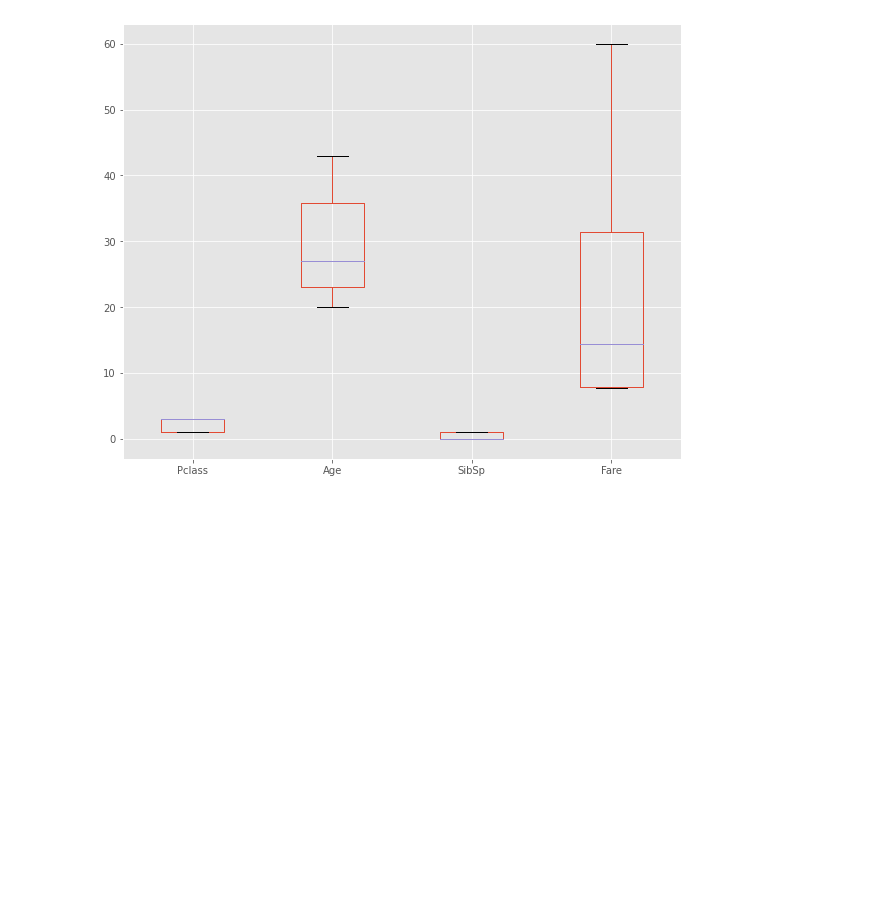
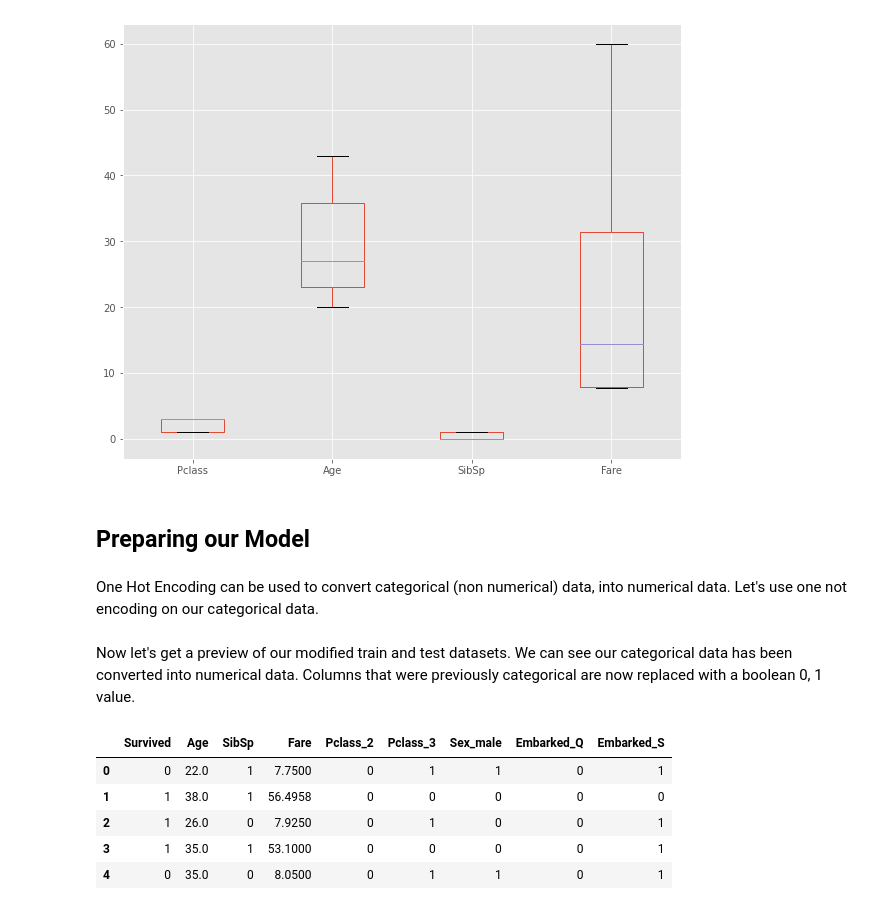
Before and after one commit to mwiginton/python-machine-learning-samples, a Jupyter notebook: logistic_regression_titanic_sample.ipynb, the cells around one changed output. Saved outputs shown, nothing was run; the diff lists cells and outputs as text; code cells hidden in the pictures; blank space fills up the shorter version.

```diff
--- a/logistic_regression_titanic_sample.ipynb
+++ b/logistic_regression_titanic_sample.ipynb
@@ -408,3 +408,22 @@ test_copy.plot(kind='box', figsize= (10,8))
 # %% [output]
 <AxesSubplot:>
 [figure]
+# %% [markdown]
+## Preparing our Model
+# %% [markdown]
+One Hot Encoding can be used to convert categorical (non numerical) data, into numerical data. Let's use one not encoding on our categorical data.
+# %%
+train_copy= pd.get_dummies(train_copy, columns=['Pclass', 'Sex', 'Embarked' ], drop_first= True)
+
+test_copy= pd.get_dummies(test_copy, columns=['Pclass', 'Sex', 'Embarked' ], drop_first= True)
+# %% [markdown]
+Now let's get a preview of our modified train and test datasets. We can see our categorical data has been converted into numerical data. Columns that were previously categorical are now replaced with a boolean 0, 1 value.
+# %%
+train_copy.head()
+# %% [output]
+|  | Survived | Age | SibSp | Fare | Pclass_2 | Pclass_3 | Sex_male | Embarked_Q | Embarked_S |
+| 0 | 0 | 22.0 | 1 | 7.7500 | 0 | 1 | 1 | 0 | 1 |
+| 1 | 1 | 38.0 | 1 | 56.4958 | 0 | 0 | 0 | 0 | 0 |
+| 2 | 1 | 26.0 | 0 | 7.9250 | 0 | 1 | 0 | 0 | 1 |
+| 3 | 1 | 35.0 | 1 | 53.1000 | 0 | 0 | 0 | 0 | 1 |
+| 4 | 0 | 35.0 | 0 | 8.0500 | 0 | 1 | 1 | 0 | 1 |
```
Also changed, not shown: parts of 13 cells of this notebook.
